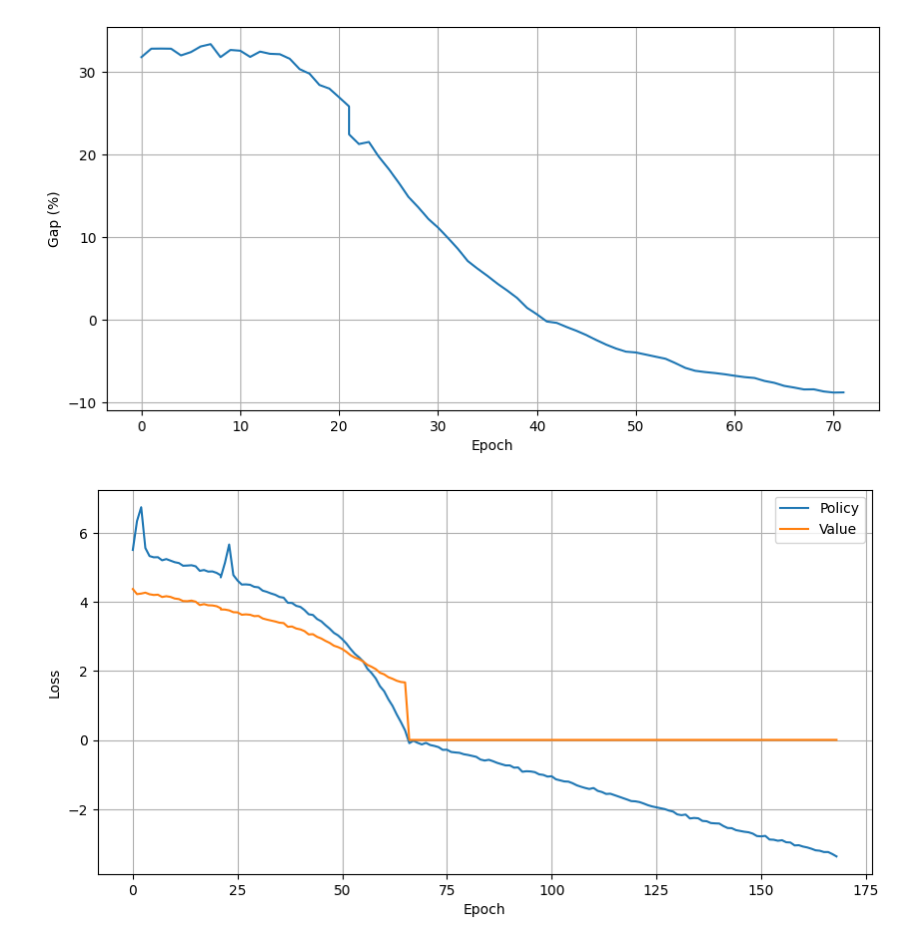
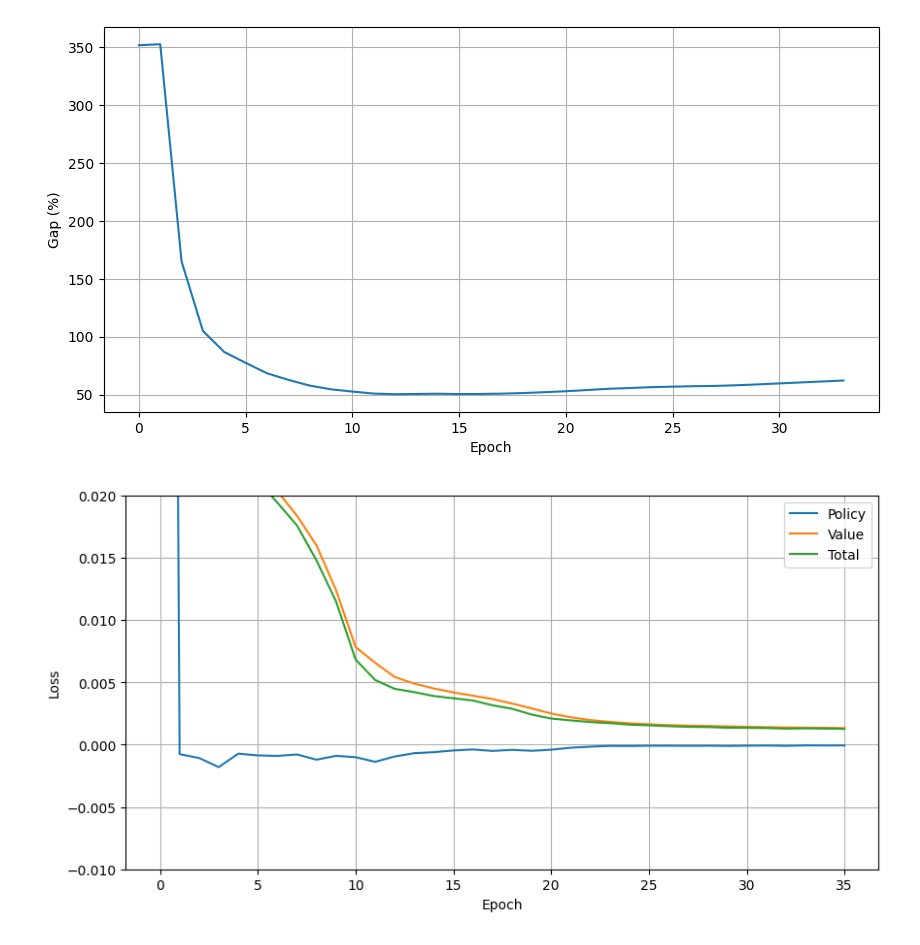
Before and after one commit to dmkn013/neural-tsp-solver-ppo, a Jupyter notebook: dev/AM-monitor.ipynb, the cells around one changed output. Saved outputs shown, nothing was run; the diff lists cells and outputs as text; code cells hidden in the pictures.

Commit message:
improved training algorithm

```diff
--- a/dev/AM-monitor.ipynb
+++ b/dev/AM-monitor.ipynb
@@ -31,12 +35,14 @@ def curve(run_name, range_x=None, range_y=None):
     plt.show()
 # %%
 
-def loss(run_name, range_x=None, range_y=None):
-    path2log = os.path.join('../checkpoints/', run_name, 'log.csv')
+def loss(n_nodes, run_name, range_x=None, range_y=None):
+    path2log = os.path.join('../checkpoints/', f'tsp_{n_nodes}', run_name, 'log.csv')
     fig, ax = plt.subplots(figsize=(10, 5))
     df = pd.read_csv(path2log)
+    df['loss_total'] = df['loss_value'] + df['loss_policy']
     ax.plot(df['epoch'], df['loss_policy'], label='Policy')
     ax.plot(df['epoch'], df['loss_value'], label='Value')
+    ax.plot(df['epoch'], df['loss_total'], label='Total')
 
     ax.grid()
     ax.set(xlabel='Epoch', ylabel='Loss')
@@ -52,11 +58,13 @@ def loss(run_name, range_x=None, range_y=None):
     plt.show()
 # %%
 
-curve('test')
+# p train.py --epoch_size 10000 --n_nodes 100 --run_name run0605 --batch_size 1000 --coef_value 1e-3
+n_nodes = 100
+curve(n_nodes, 'run0605')
 # %% [output]
-[figure, old version]
+[figure, new version]
 # %%
 
-loss('test')
+loss(100, 'run0605', range_y=[-.01, .02])
 # %% [output]
-[figure, old version]
+[figure, new version]
```
Also changed, not shown: parts of 2 cells of this notebook, 7 other files.
